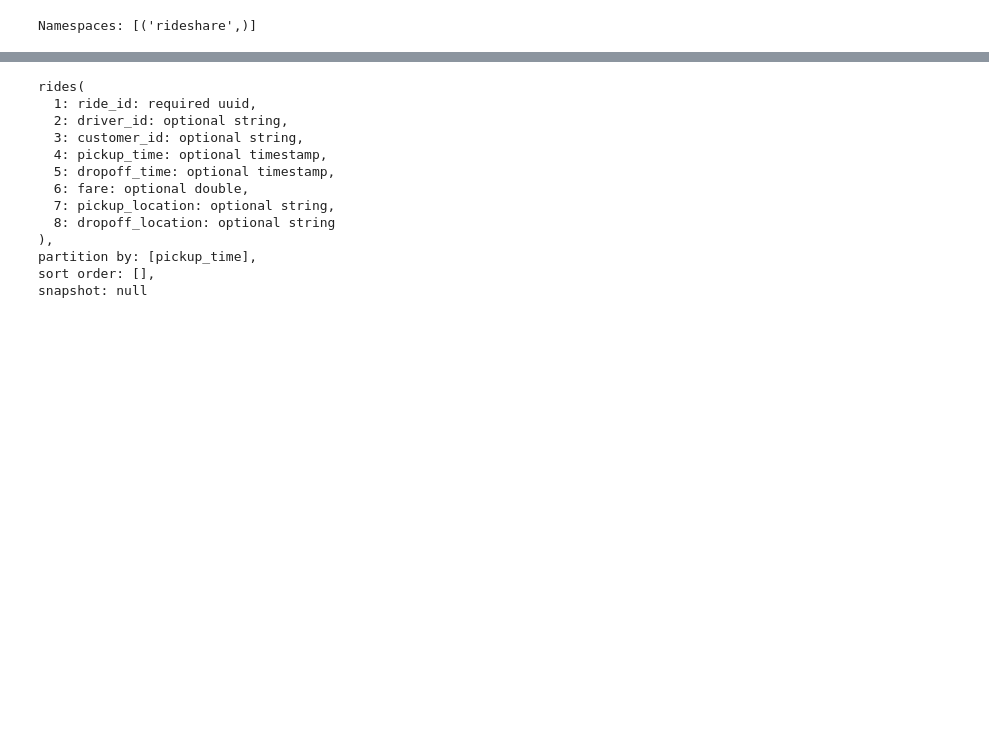
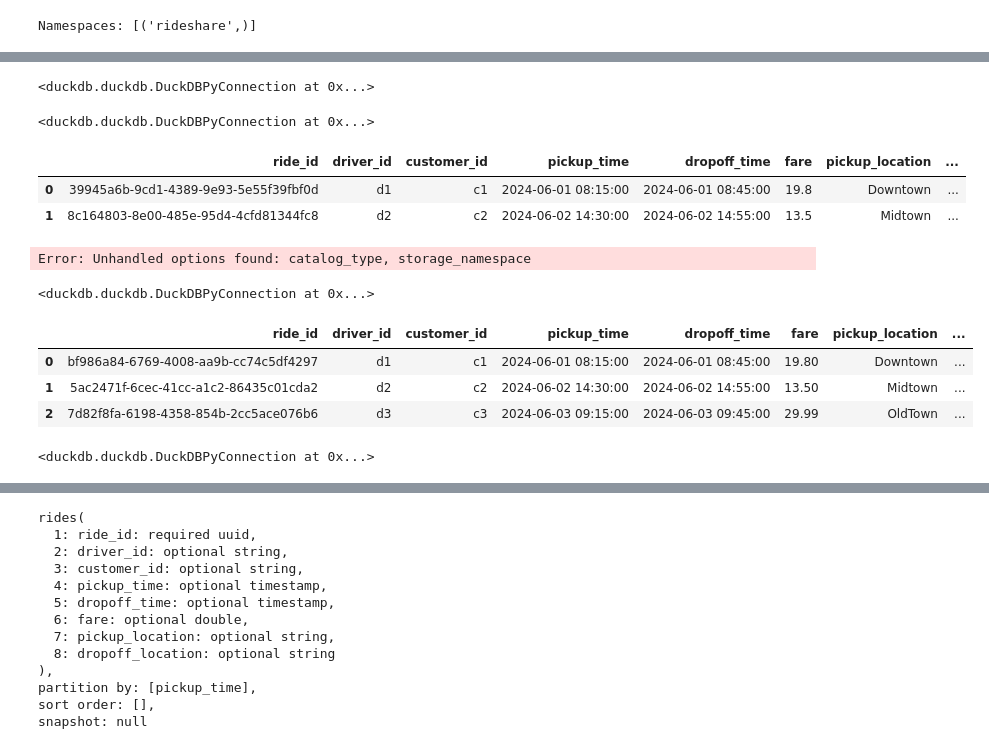
Before and after one commit to ijaniszewski/iceberg-local-setup, a Jupyter notebook: notebooks/intro-to-iceberg.ipynb, the cells around one changed output, grey strips where cells are left out. Drawn from its saved outputs; the diff is of its cells as text; code cells hidden in the pictures; blank space fills up the shorter version.

Commit message:
duckdb working version

```diff
--- a/notebooks/intro-to-iceberg.ipynb
+++ b/notebooks/intro-to-iceberg.ipynb
@@ -127,0 +223,15 @@ from pyiceberg.types import UUIDType, StringType, TimestampType, DoubleType, Nes
+# %%
+
+import duckdb
+
+con = duckdb.connect()
+
+con.execute("INSTALL iceberg;")
+con.execute("LOAD iceberg;")
+con.execute("UPDATE EXTENSIONS;")
+
+con.execute("SET s3_region TO 'us-east-1'")
+con.execute("SET s3_access_key_id TO 'admin'")
+con.execute("SET s3_secret_access_key TO 'password'")
+con.execute("SET s3_endpoint TO 'minio:9000'")
+con.execute("SET s3_use_ssl TO false")  # ✅ THIS is the key!
@@ -127,0 +279,64 @@ from pyiceberg.types import UUIDType, StringType, TimestampType, DoubleType, Nes
+# %%
+con.register("rides_df", df)
+# %% [output]
+<duckdb.duckdb.DuckDBPyConnection at 0x...>
+# %%
+con.execute("""
+    CREATE TABLE 's3://warehouse/rideshare/rides' AS
+    SELECT * FROM rides_df
+""")
+# %% [output]
+<duckdb.duckdb.DuckDBPyConnection at 0x...>
+# %%
+con.execute("SELECT * FROM 's3://warehouse/rideshare/rides'").fetchdf()
+# %% [output]
+|  | ride_id | driver_id | customer_id | pickup_time | dropoff_time | fare | pickup_location | ... |
+| 0 | 39945a6b-9cd1-4389-9e93-5e55f39fbf0d | d1 | c1 | 2024-06-01 08:15:00 | 2024-06-01 08:45:00 | 19.8 | Downtown | ... |
+| 1 | 8c164803-8e00-485e-95d4-4cfd81344fc8 | d2 | c2 | 2024-06-02 14:30:00 | 2024-06-02 14:55:00 | 13.5 | Midtown | ... |
+# %%
+con.execute("""
+ATTACH 's3://warehouse' AS warehouse
+(
+    TYPE ICEBERG,
+    CATALOG_TYPE HADOOP,
+    STORAGE_NAMESPACE 's3://warehouse',
+    AUTHORIZATION_TYPE 'none'
+)
+""")
+# %% [output]
+Error: Unhandled options found: catalog_type, storage_namespace
+# %%
+# Insert more sample rides
+df2 = pd.DataFrame([
+    {
+        "ride_id": str(uuid.uuid4()),
+        "driver_id": "d3",
+        "customer_id": "c3",
+        "pickup_time": datetime(2024, 6, 3, 9, 15),
+        "dropoff_time": datetime(2024, 6, 3, 9, 45),
+        "fare": 29.99,
+        "pickup_location": "OldTown",
+        "dropoff_location": "CityCenter",
+        "status": "completed"
+    }
+])
+
+con.register("rides_df2", df2)
+
+con.execute("""
+    INSERT INTO 's3://warehouse/rideshare/rides'
+    SELECT * FROM rides_df2
+""")
+# %% [output]
+<duckdb.duckdb.DuckDBPyConnection at 0x...>
+# %%
+con.execute("SELECT * FROM 's3://warehouse/rideshare/rides'").fetchdf()
+# %% [output]
+|  | ride_id | driver_id | customer_id | pickup_time | dropoff_time | fare | pickup_location | ... |
+| 0 | bf986a84-6769-4008-aa9b-cc74c5df4297 | d1 | c1 | 2024-06-01 08:15:00 | 2024-06-01 08:45:00 | 19.80 | Downtown | ... |
+| 1 | 5ac2471f-6cec-41cc-a1c2-86435c01cda2 | d2 | c2 | 2024-06-02 14:30:00 | 2024-06-02 14:55:00 | 13.50 | Midtown | ... |
+| 2 | 7d82f8fa-6198-4358-854b-2cc5ace076b6 | d3 | c3 | 2024-06-03 09:15:00 | 2024-06-03 09:45:00 | 29.99 | OldTown | ... |
+# %%
+con.execute('DROP TABLE "s3://warehouse/rideshare/rides"')
+# %% [output]
+<duckdb.duckdb.DuckDBPyConnection at 0x...>
```
Also changed, not shown: parts of 30 cells of this notebook, 2 other files.
